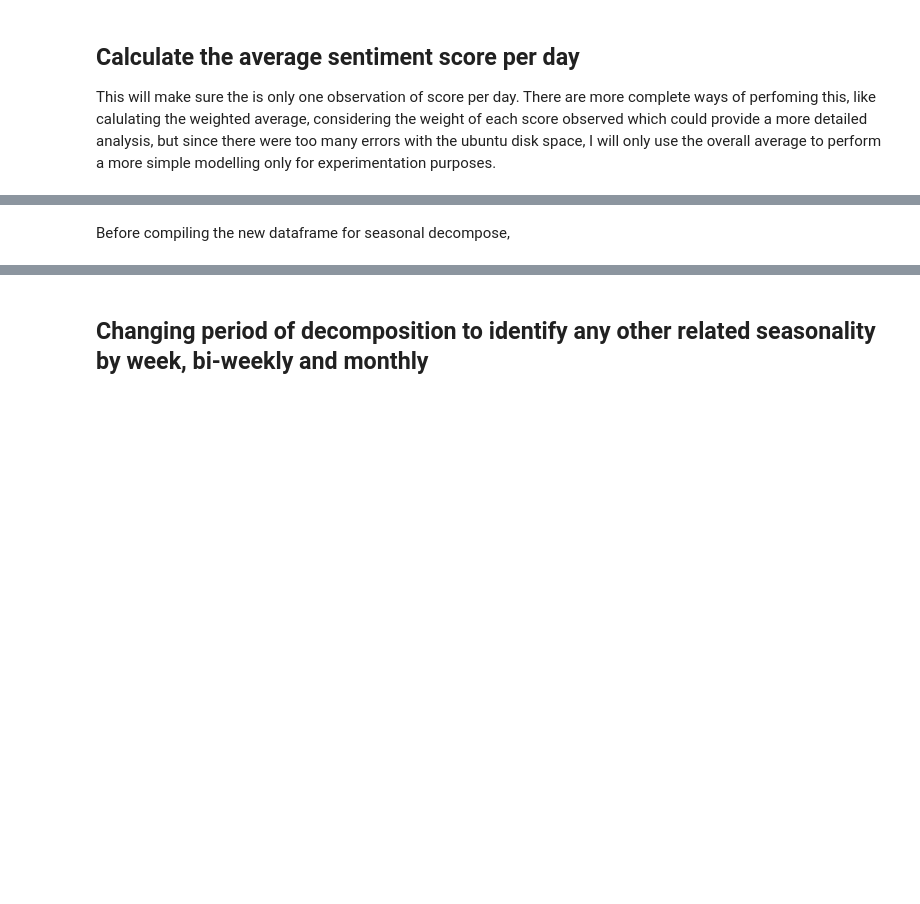
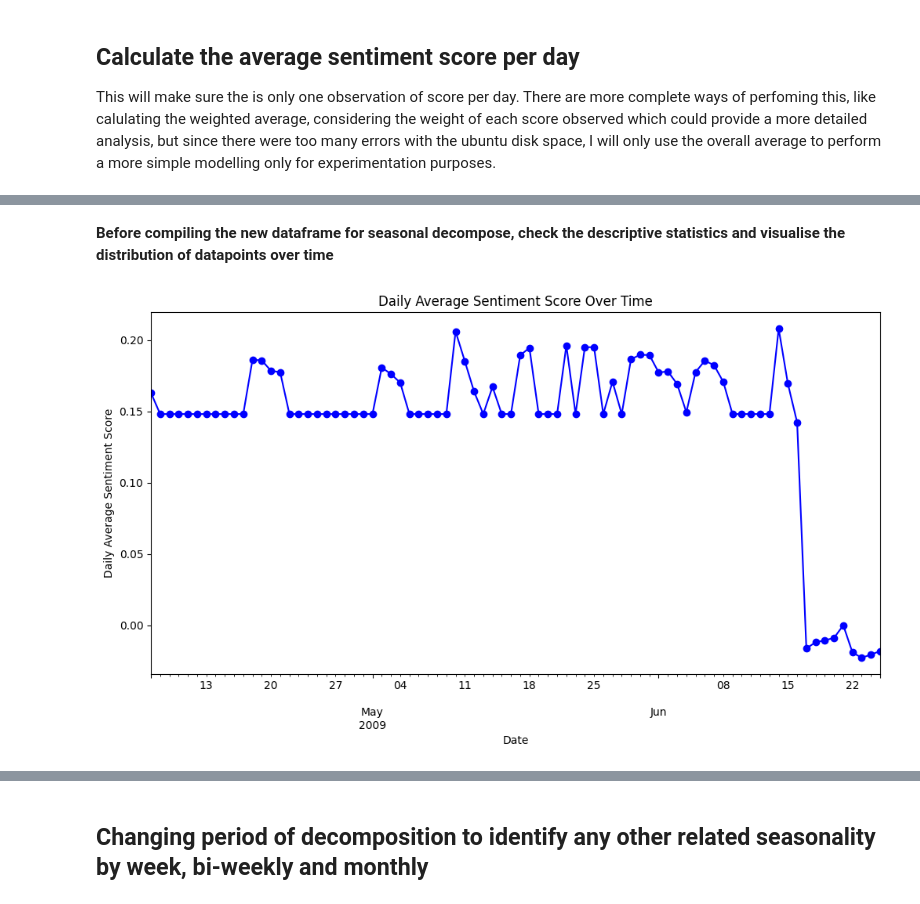
Before and after one commit to clarissa2020274/2020274_CA2, a Jupyter notebook: 2020274_MScDA_CA2_Clarissa_SecondNotebook.ipynb, the cells around one changed output, grey strips where cells are left out. Cells and saved outputs as stored; diff of their text form; code cells hidden in the pictures; blank space fills up the shorter version.

```diff
--- a/2020274_MScDA_CA2_Clarissa_SecondNotebook.ipynb
+++ b/2020274_MScDA_CA2_Clarissa_SecondNotebook.ipynb
@@ -201,5 +214,19 @@ daily_average_df.set_index('date_only', inplace=True)
 # %% [markdown]
-Before compiling the new dataframe for seasonal decompose,
+<b>Before compiling the new dataframe for seasonal decompose, check the descriptive statistics and  visualise the distribution of datapoints over time
+# %%
+# Assuming 'daily_average_df' is your DataFrame with 'date_only' as the index and 'sentiment_score' column
+plt.figure(figsize=(12, 6))
+daily_average_df['sentiment_score'].plot(marker='o', linestyle='-', color='b')
+
+# Adding labels and title
+plt.title('Daily Average Sentiment Score Over Time')
+plt.xlabel('Date')
+plt.ylabel('Daily Average Sentiment Score')
+
+# Display the plot
+plt.show()
+# %% [output]
+[figure, added]
 # %%
 # Perform seasonal decomposition
 result = seasonal_decompose(daily_average_df['sentiment_score'],
```
Also changed, not shown: parts of 35 cells of this notebook.
